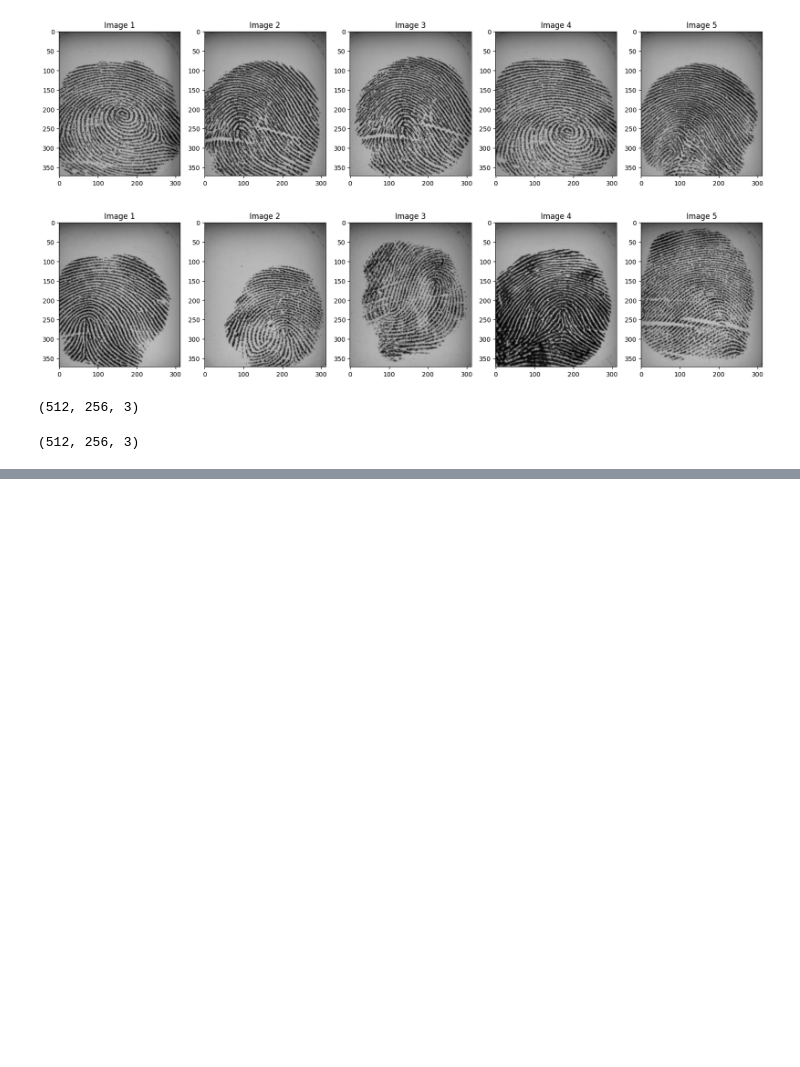
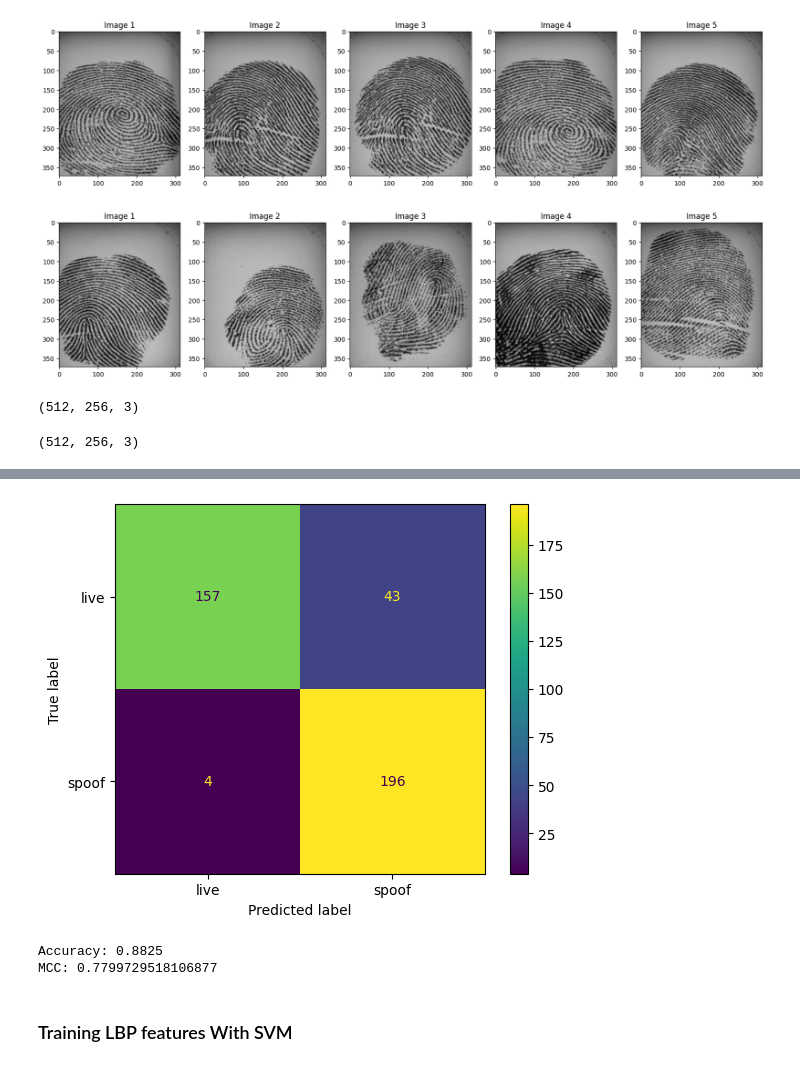
Before and after one commit to fadilulah/FingerPrint_SVM, a Jupyter notebook: code.ipynb, the cells around one changed output, grey strips where cells are left out. Drawn from its saved outputs; the diff is of its cells as text; code cells hidden in the pictures; blank space fills up the shorter version.

```diff
--- a/code.ipynb
+++ b/code.ipynb
@@ -114,0 +127,14 @@ resized_testing_dataset[1].shape
+# %%
+# Creating the HOG Features
+def extract_hog_features(img):
+    return hog(img, orientations=9, pixels_per_cell=(8, 8),
+               cells_per_block=(2, 2),channel_axis=-1)
+
+
+X_train = np.array([extract_hog_features(img) for img in resized_training_dataset])
+# %%
+X_train = np.array([extract_hog_features(img) for img in resized_training_dataset])
+y_train = np.array(training_label)
+
+X_test = np.array([extract_hog_features(img) for img in resized_testing_dataset])
+y_test = np.array(testing_labels)
@@ -114,0 +149,14 @@ resized_testing_dataset[1].shape
+# %%
+from sklearn.pipeline import make_pipeline
+from sklearn.preprocessing import StandardScaler
+from sklearn.svm import SVC
+from sklearn.metrics import classification_report, confusion_matrix
+from sklearn.metrics import matthews_corrcoef
+from sklearn.metrics import ConfusionMatrixDisplay
+
+model = make_pipeline(StandardScaler(), SVC(kernel="rbf", C=1.0, gamma="scale"))
+model.fit(X_train, y_train)
+
+y_pred = model.predict(X_test)
+print(classification_report(y_test, y_pred))
+print(confusion_matrix(y_test, y_pred))
@@ -114,0 +175,14 @@ resized_testing_dataset[1].shape
+# %%
+
+ConfusionMatrixDisplay.from_predictions(y_test, y_pred)
+plt.show()
+# %% [output]
+[figure, added]
+# %%
+from sklearn.metrics import accuracy_score
+
+print("Accuracy:", accuracy_score(y_test, y_pred))
+print("MCC:", matthews_corrcoef(y_test, y_pred))
+# %% [output]
+Accuracy: 0.8825
+MCC: 0.7799729518106877
@@ -114,0 +209,2 @@ resized_testing_dataset[1].shape
+# %% [markdown]
+### Training LBP features With SVM
```
Also changed, not shown: parts of 10 cells of this notebook.
